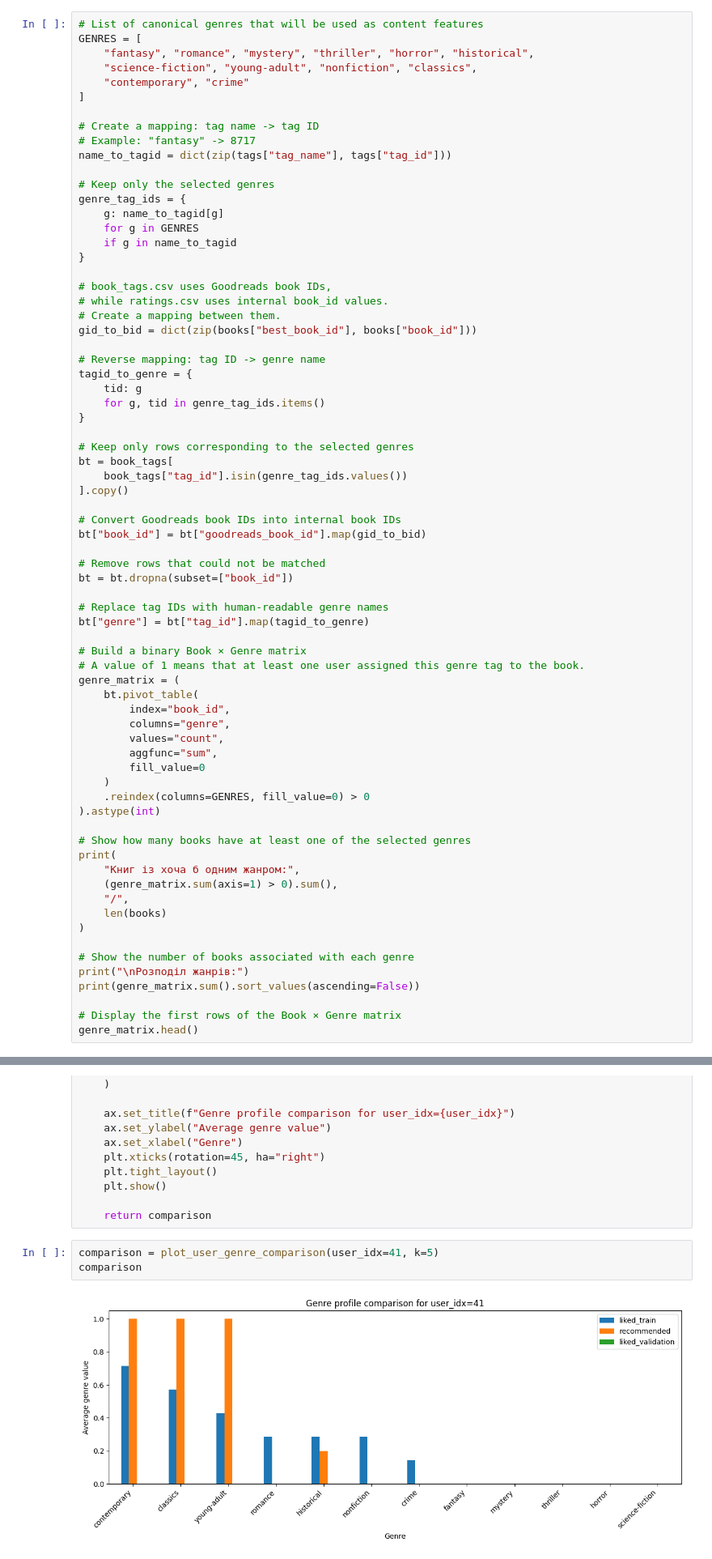
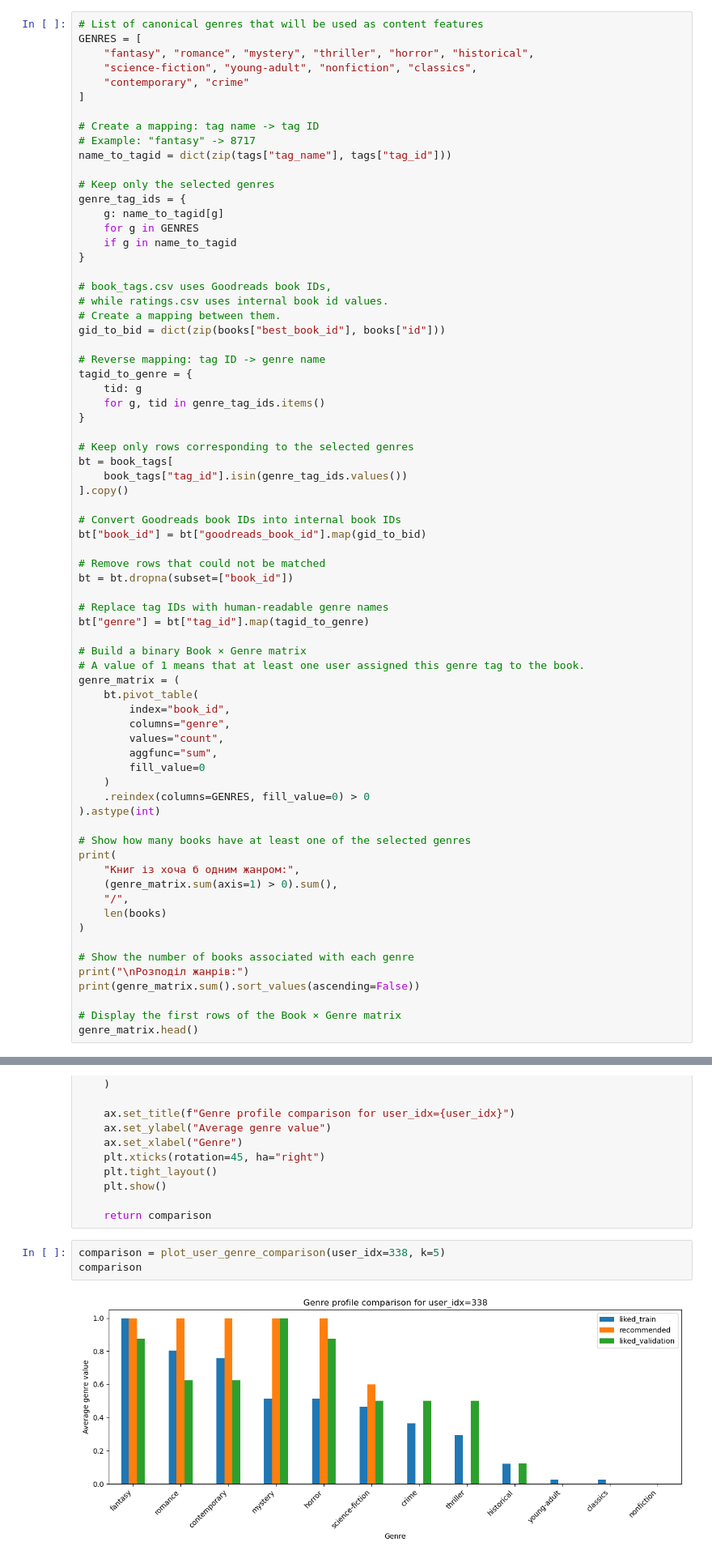
Before and after one commit to Maxstef/data-loves-ml-for-people-course, a Jupyter notebook: notebooks/7_recommendations/HW_RecSys_Goodbooks.ipynb, the cells around one changed output, grey strips where cells are left out. Shown at 81% size. Cells and saved outputs as stored; diff of their text form.

```diff
--- a/notebooks/7_recommendations/HW_RecSys_Goodbooks.ipynb
+++ b/notebooks/7_recommendations/HW_RecSys_Goodbooks.ipynb
@@ -153,9 +153,9 @@ genre_tag_ids = {
 }
 
 # book_tags.csv uses Goodreads book IDs,
-# while ratings.csv uses internal book_id values.
+# while ratings.csv uses internal book id values.
 # Create a mapping between them.
-gid_to_bid = dict(zip(books["best_book_id"], books["book_id"]))
+gid_to_bid = dict(zip(books["best_book_id"], books["id"]))
 
 # Reverse mapping: tag ID -> genre name
 tagid_to_genre = {
@@ -786,8 +796,8 @@ def plot_user_genre_comparison(user_idx, k=5):
 
     return comparison
 # %%
-comparison = plot_user_genre_comparison(user_idx=41, k=5)
+comparison = plot_user_genre_comparison(user_idx=338, k=5)
 comparison
 # %% [output]
-[figure, old version]
+[figure, new version]
 |  | genre | liked_train | recommended | liked_validation |
```
Also changed, not shown: parts of 40 cells of this notebook.
